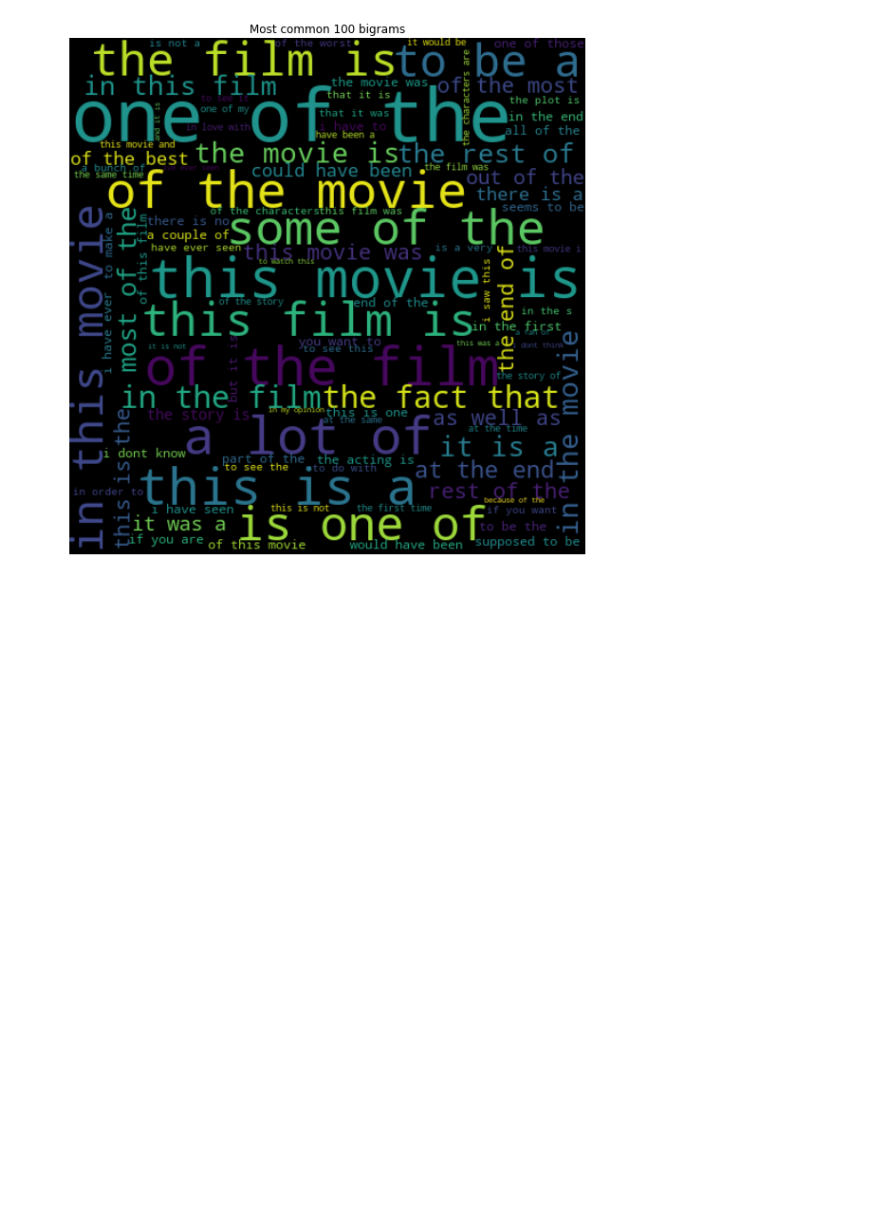
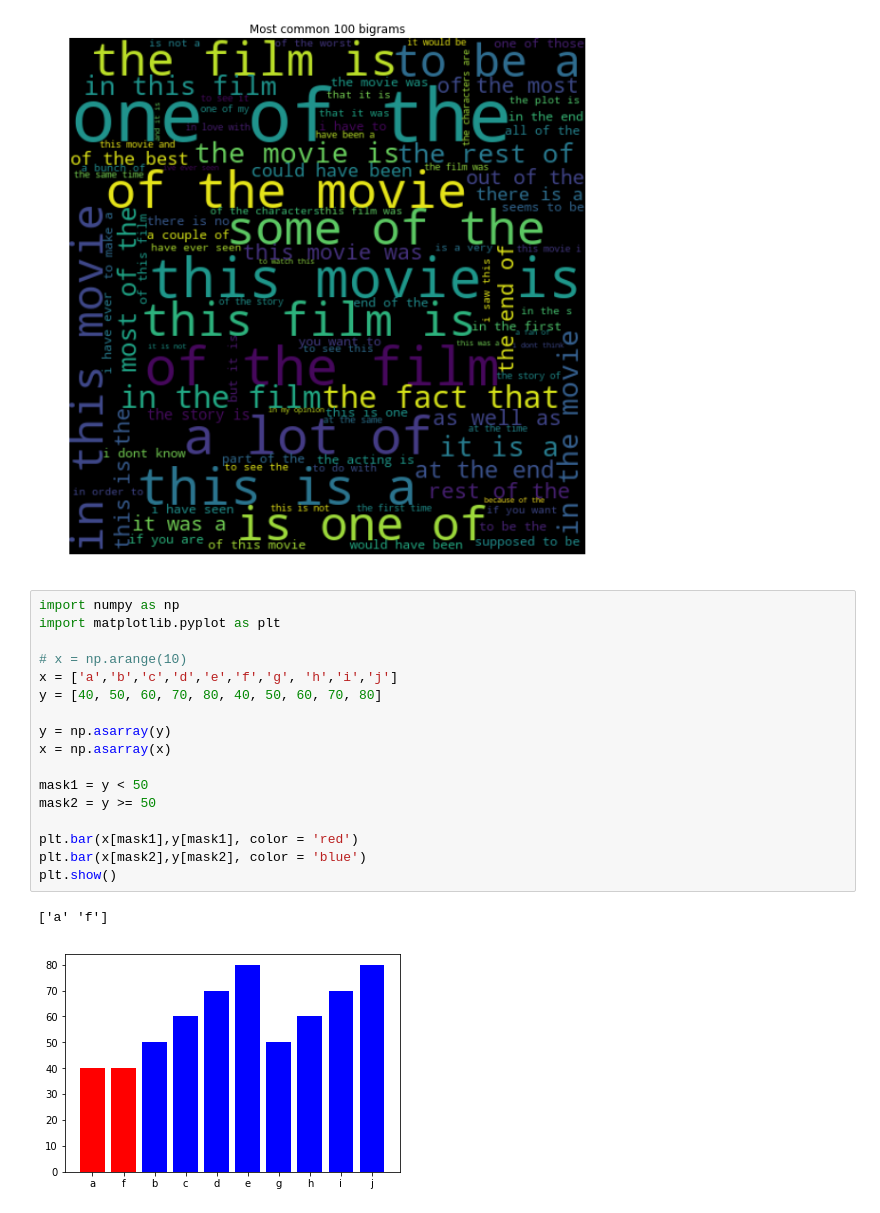
Before and after one commit to oya163/DataScience101, a Jupyter notebook: movie/movie_sentiment.ipynb, the cells around one changed output. Saved outputs shown, nothing was run; the diff lists cells and outputs as text; blank space fills up the shorter version.

```diff
--- a/movie/movie_sentiment.ipynb
+++ b/movie/movie_sentiment.ipynb
@@ -916,3 +990,23 @@ trigram_cloud = WordCloud(width=480, height=480, margin=0).generate_from_frequen
 draw_cloud(trigram_cloud, title="Most common 100 bigrams")
 # %% [output]
 [figure]
+# %%
+import numpy as np
+import matplotlib.pyplot as plt
+
+# x = np.arange(10)
+x = ['a','b','c','d','e','f','g', 'h','i','j']
+y = [40, 50, 60, 70, 80, 40, 50, 60, 70, 80]
+
+y = np.asarray(y)
+x = np.asarray(x)
+
+mask1 = y < 50
+mask2 = y >= 50
+
+plt.bar(x[mask1],y[mask1], color = 'red')
+plt.bar(x[mask2],y[mask2], color = 'blue')
+plt.show()
+# %% [output]
+['a' 'f']
+[figure, added]
```
Also changed, not shown: parts of 19 cells of this notebook.
